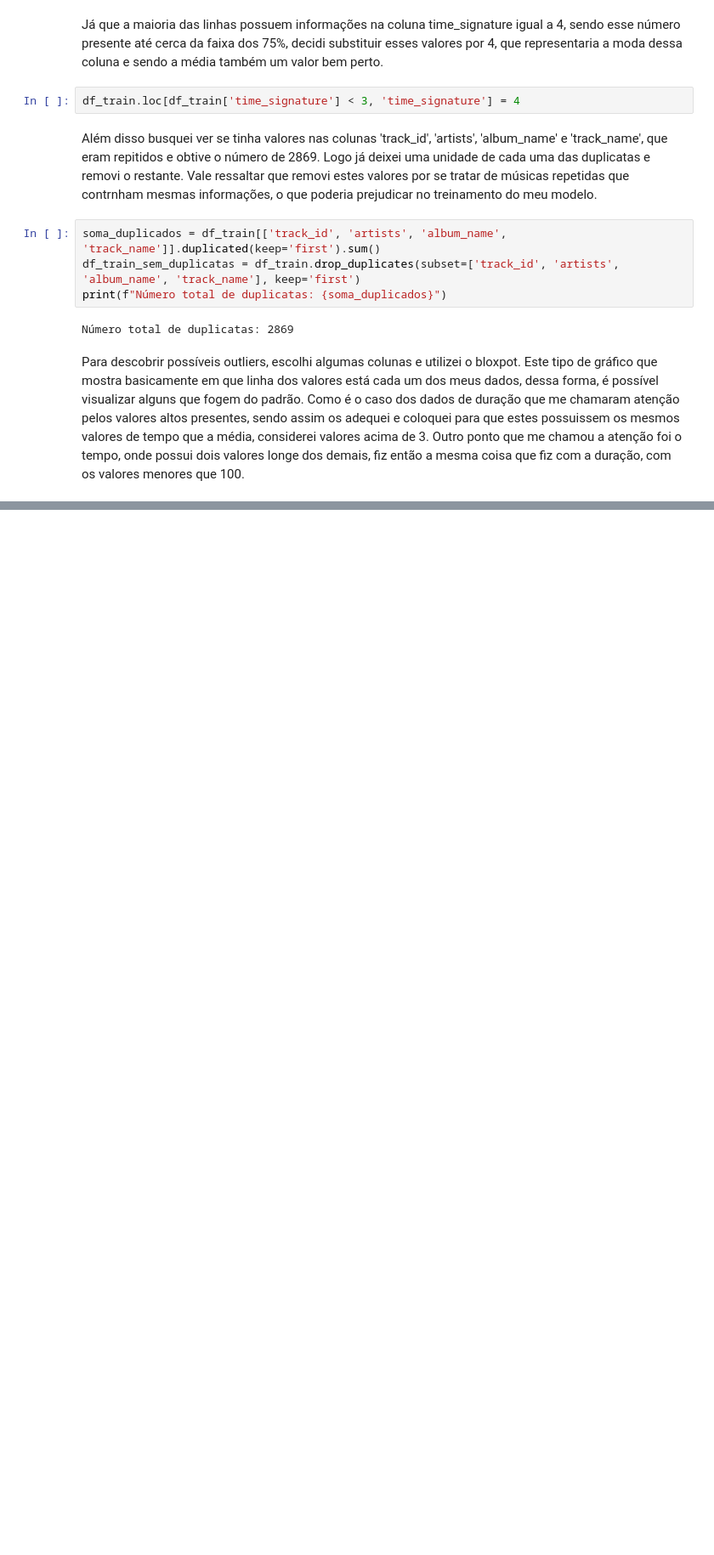
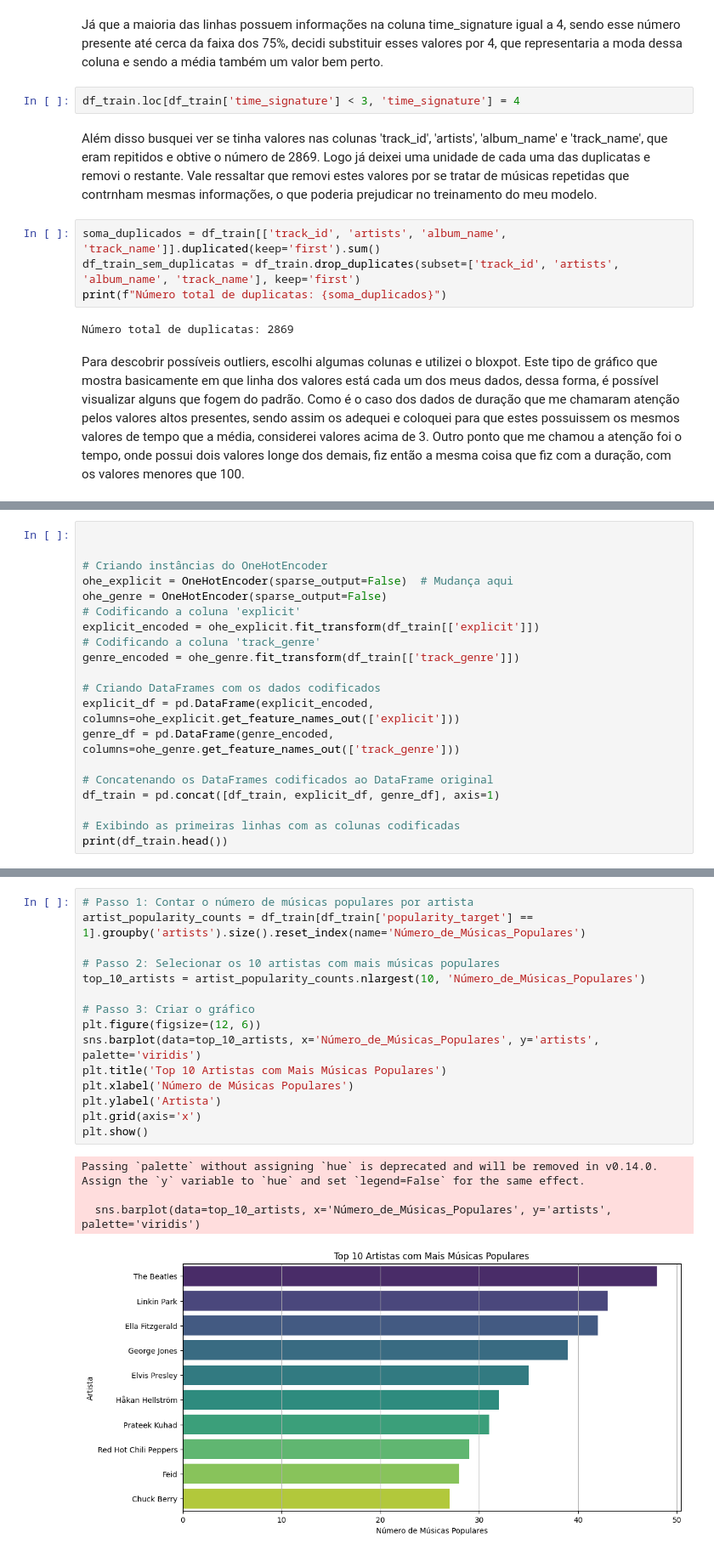
Before and after one commit to Yanomafpk/Ponderada-spotify, a Jupyter notebook: ponderada.ipynb, the cells around one changed output, grey strips where cells are left out. Shown at 85% size. Cells and saved outputs as stored; diff of their text form; blank space fills up the shorter version.

```diff
--- a/ponderada.ipynb
+++ b/ponderada.ipynb
@@ -156,0 +283,20 @@ Agora, após fazer isso no primeiro data frame, repeti esses passos de limpeza p
+# %%
+
+
+# Criando instâncias do OneHotEncoder
+ohe_explicit = OneHotEncoder(sparse_output=False)  # Mudança aqui
+ohe_genre = OneHotEncoder(sparse_output=False)
+# Codificando a coluna 'explicit'
+explicit_encoded = ohe_explicit.fit_transform(df_train[['explicit']])
+# Codificando a coluna 'track_genre'
+genre_encoded = ohe_genre.fit_transform(df_train[['track_genre']])
+
+# Criando DataFrames com os dados codificados
+explicit_df = pd.DataFrame(explicit_encoded, columns=ohe_explicit.get_feature_names_out(['explicit']))
+genre_df = pd.DataFrame(genre_encoded, columns=ohe_genre.get_feature_names_out(['track_genre']))
+
+# Concatenando os DataFrames codificados ao DataFrame original
+df_train = pd.concat([df_train, explicit_df, genre_df], axis=1)
+
+# Exibindo as primeiras linhas com as colunas codificadas
+print(df_train.head())
@@ -156,0 +392,20 @@ Agora, após fazer isso no primeiro data frame, repeti esses passos de limpeza p
+# %%
+# Passo 1: Contar o número de músicas populares por artista
+artist_popularity_counts = df_train[df_train['popularity_target'] == 1].groupby('artists').size().reset_index(name='Número_de_Músicas_Populares')
+
+# Passo 2: Selecionar os 10 artistas com mais músicas populares
+top_10_artists = artist_popularity_counts.nlargest(10, 'Número_de_Músicas_Populares')
+
+# Passo 3: Criar o gráfico
+plt.figure(figsize=(12, 6))
+sns.barplot(data=top_10_artists, x='Número_de_Músicas_Populares', y='artists', palette='viridis')
+plt.title('Top 10 Artistas com Mais Músicas Populares')
+plt.xlabel('Número de Músicas Populares')
+plt.ylabel('Artista')
+plt.grid(axis='x')
+plt.show()
+# %% [output]
+Passing `palette` without assigning `hue` is deprecated and will be removed in v0.14.0. Assign the `y` variable to `hue` and set `legend=False` for the same effect.
+
+  sns.barplot(data=top_10_artists, x='Número_de_Músicas_Populares', y='artists', palette='viridis')
+[figure, added]
```
Also changed, not shown: parts of 34 cells of this notebook.
